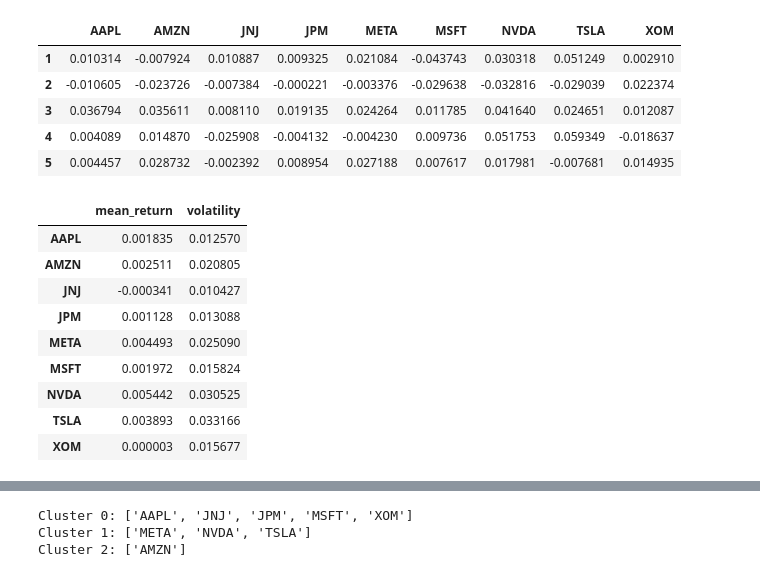
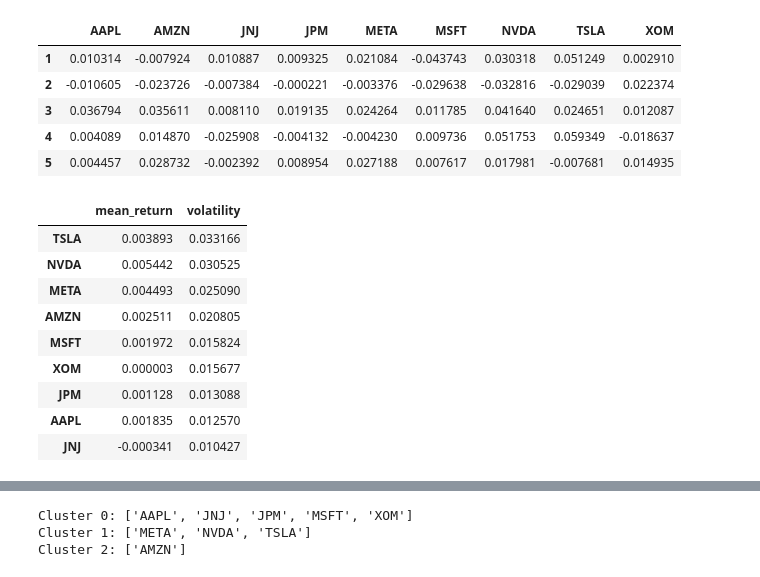
Before and after one commit to bruno-sassi/data_analytics_MSc, a Jupyter notebook: Projects&Practice/CaseStudy3/M9 Portfolio optimization & clustering/Module9 Stock_Clustering.ipynb, the cells around one changed output, grey strips where cells are left out. Cells and saved outputs as stored; diff of their text form; code cells hidden in the pictures.

```diff
--- a/Projects&Practice/CaseStudy3/M9 Portfolio optimization & clustering/Module9 Stock_Clustering.ipynb
+++ b/Projects&Practice/CaseStudy3/M9 Portfolio optimization & clustering/Module9 Stock_Clustering.ipynb
@@ -41,21 +41,21 @@ returns.head()
 # %%
 # Compute mean return and volatility as features
 features = pd.DataFrame({
     'mean_return': returns.mean(),
     'volatility': returns.std(),
 })
-features.head(10)
+features.head(10).sort_values(by='volatility', ascending=False)
 # %% [output]
 |  | mean_return | volatility |
+| TSLA | 0.003893 | 0.033166 |
+| NVDA | 0.005442 | 0.030525 |
+| META | 0.004493 | 0.025090 |
+| AMZN | 0.002511 | 0.020805 |
+| MSFT | 0.001972 | 0.015824 |
+| XOM | 0.000003 | 0.015677 |
+| JPM | 0.001128 | 0.013088 |
 | AAPL | 0.001835 | 0.012570 |
-| AMZN | 0.002511 | 0.020805 |
 | JNJ | -0.000341 | 0.010427 |
-| JPM | 0.001128 | 0.013088 |
-| META | 0.004493 | 0.025090 |
-| MSFT | 0.001972 | 0.015824 |
-| NVDA | 0.005442 | 0.030525 |
-| TSLA | 0.003893 | 0.033166 |
-| XOM | 0.000003 | 0.015677 |
 # %%
 # Scale features
 scaler = StandardScaler()
```
Also changed, not shown: parts of 2 cells of this notebook, 1 other file.
